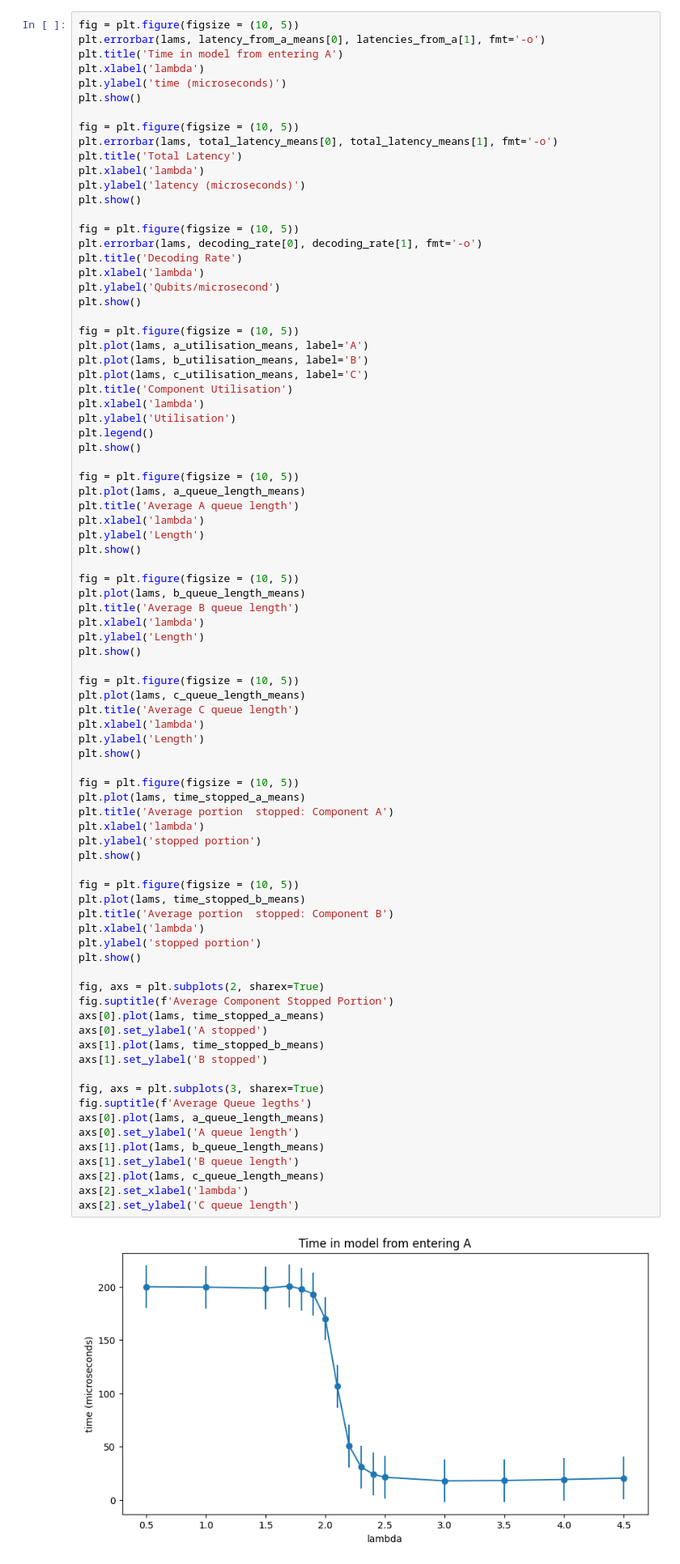
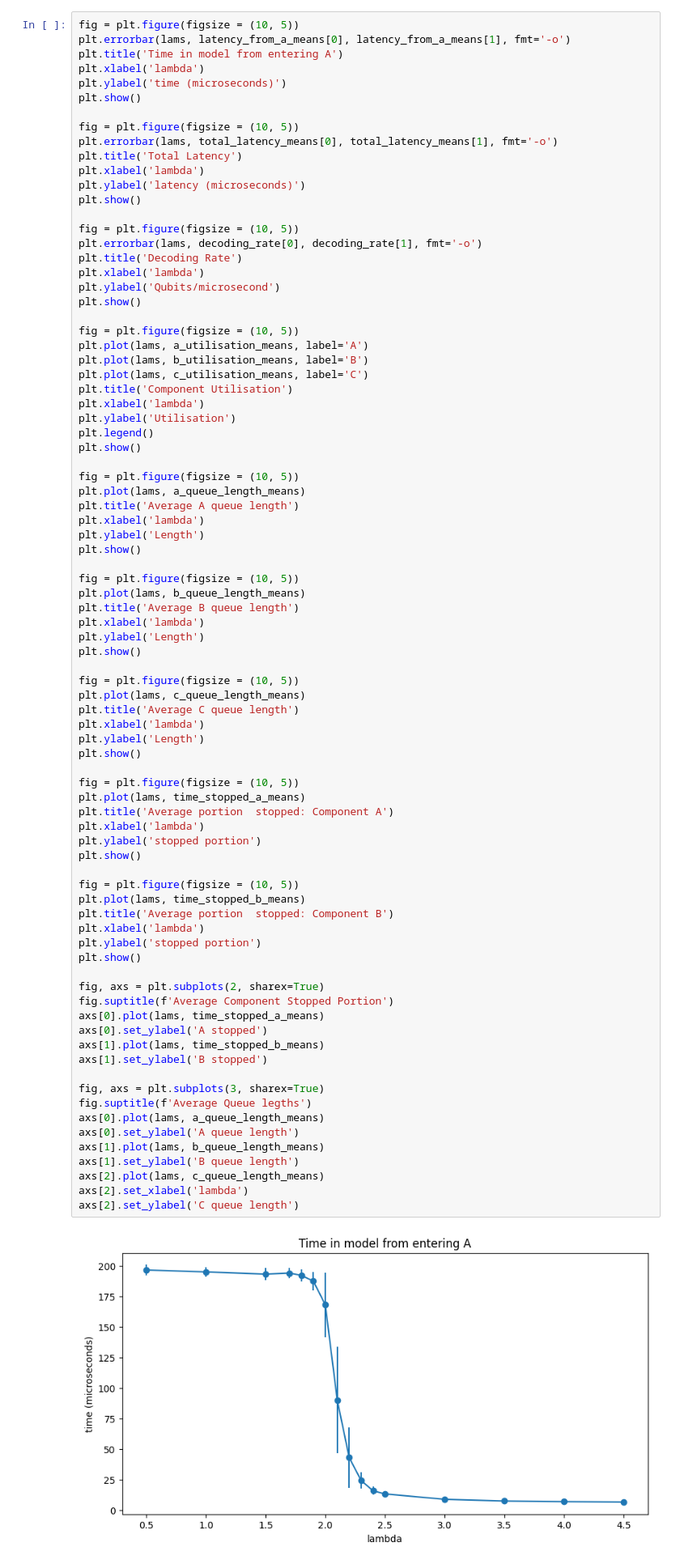
Before and after one commit to andrewN-DL/qec_system_modelling, a Jupyter notebook: modelling.ipynb, the cells around one changed output. Shown at 81% size. Drawn from its saved outputs; the diff is of its cells as text.

```diff
--- a/modelling.ipynb
+++ b/modelling.ipynb
@@ -402,7 +412,7 @@ for lam in lams:
     time_stopped_b_means.append(np.mean(time_stopped_b))
 # %%
 fig = plt.figure(figsize = (10, 5))
-plt.errorbar(lams, latency_from_a_means[0], latencies_from_a[1], fmt='-o')
+plt.errorbar(lams, latency_from_a_means[0], latency_from_a_means[1], fmt='-o')
 plt.title('Time in model from entering A')
 plt.xlabel('lambda')
 plt.ylabel('time (microseconds)')
@@ -457,32 +467,32 @@ fig = plt.figure(figsize = (10, 5))
 plt.plot(lams, time_stopped_a_means)
 plt.title('Average portion  stopped: Component A')
 plt.xlabel('lambda')
 plt.ylabel('stopped portion')
 plt.show()
 
 fig = plt.figure(figsize = (10, 5))
 plt.plot(lams, time_stopped_b_means)
 plt.title('Average portion  stopped: Component B')
 plt.xlabel('lambda')
 plt.ylabel('stopped portion')
 plt.show()
 
 fig, axs = plt.subplots(2, sharex=True)
 fig.suptitle(f'Average Component Stopped Portion')
 axs[0].plot(lams, time_stopped_a_means)
 axs[0].set_ylabel('A stopped')
 axs[1].plot(lams, time_stopped_b_means)
 axs[1].set_ylabel('B stopped')
 
 fig, axs = plt.subplots(3, sharex=True)
 fig.suptitle(f'Average Queue legths')
 axs[0].plot(lams, a_queue_length_means)
 axs[0].set_ylabel('A queue length')
 axs[1].plot(lams, b_queue_length_means)
 axs[1].set_ylabel('B queue length')
 axs[2].plot(lams, c_queue_length_means)
 axs[2].set_xlabel('lambda')
 axs[2].set_ylabel('C queue length')
 # %% [output]
-[figure, old version]
+[figure, new version]
 [figure]
```
Also changed, not shown: parts of 2 cells of this notebook, 1 other file.
